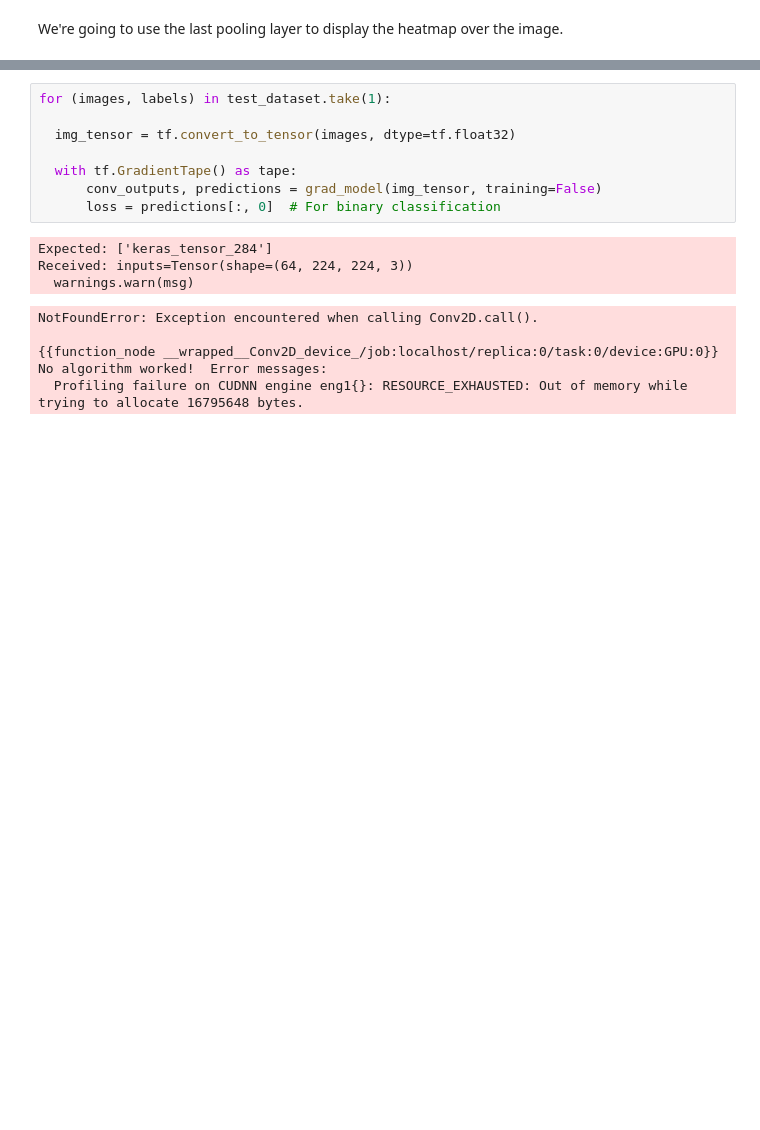
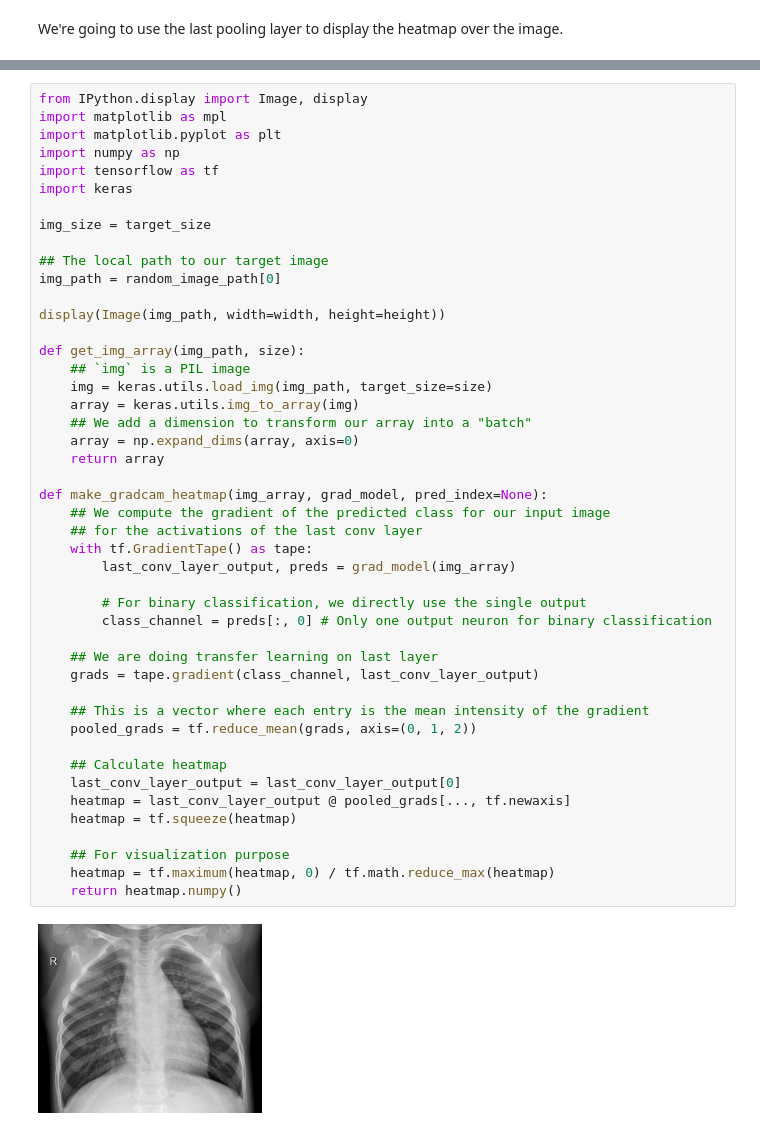
Before and after one commit to BeletAntoine/Machine_Learning, a Jupyter notebook: Projet1/Projet1.ipynb, the cells around one changed output, grey strips where cells are left out. Saved outputs shown, nothing was run; the diff lists cells and outputs as text; blank space fills up the shorter version.

```diff
--- a/Projet1/Projet1.ipynb
+++ b/Projet1/Projet1.ipynb
@@ -1081,16 +999,48 @@ Error processing sample 7: 'Exception encountered when calling Functional.call()
-# %%
-for (images, labels) in test_dataset.take(1):
-
-  img_tensor = tf.convert_to_tensor(images, dtype=tf.float32)
-
-  with tf.GradientTape() as tape:
-      conv_outputs, predictions = grad_model(img_tensor, training=False)
-      loss = predictions[:, 0]  # For binary classification
-# %% [output]
-Expected: ['keras_tensor_284']
-Received: inputs=Tensor(shape=(64, 224, 224, 3))
-  warnings.warn(msg)
-NotFoundError: Exception encountered when calling Conv2D.call().
-
-{{function_node __wrapped__Conv2D_device_/job:localhost/replica:0/task:0/device:GPU:0}} No algorithm worked!  Error messages:
-  Profiling failure on CUDNN engine eng1{}: RESOURCE_EXHAUSTED: Out of memory while trying to allocate 16795648 bytes.
+# %%
+from IPython.display import Image, display
+import matplotlib as mpl
+import matplotlib.pyplot as plt
+import numpy as np
+import tensorflow as tf
+import keras
+
+img_size = target_size
+
+## The local path to our target image
+img_path = random_image_path[0]
+
+display(Image(img_path, width=width, height=height))
+
+def get_img_array(img_path, size):
+    ## `img` is a PIL image
+    img = keras.utils.load_img(img_path, target_size=size)
+    array = keras.utils.img_to_array(img)
+    ## We add a dimension to transform our array into a "batch"
+    array = np.expand_dims(array, axis=0)
+    return array
+
+def make_gradcam_heatmap(img_array, grad_model, pred_index=None):
+    ## We compute the gradient of the predicted class for our input image
+    ## for the activations of the last conv layer
+    with tf.GradientTape() as tape:
+        last_conv_layer_output, preds = grad_model(img_array)
+
+        # For binary classification, we directly use the single output
+        class_channel = preds[:, 0] # Only one output neuron for binary classification
+
+    ## We are doing transfer learning on last layer
+    grads = tape.gradient(class_channel, last_conv_layer_output)
+
+    ## This is a vector where each entry is the mean intensity of the gradient
+    pooled_grads = tf.reduce_mean(grads, axis=(0, 1, 2))
+
+    ## Calculate heatmap
+    last_conv_layer_output = last_conv_layer_output[0]
+    heatmap = last_conv_layer_output @ pooled_grads[..., tf.newaxis]
+    heatmap = tf.squeeze(heatmap)
+
+    ## For visualization purpose
+    heatmap = tf.maximum(heatmap, 0) / tf.math.reduce_max(heatmap)
+    return heatmap.numpy()
+# %% [output]
+[figure, added]
```
Also changed, not shown: parts of 35 cells of this notebook.
